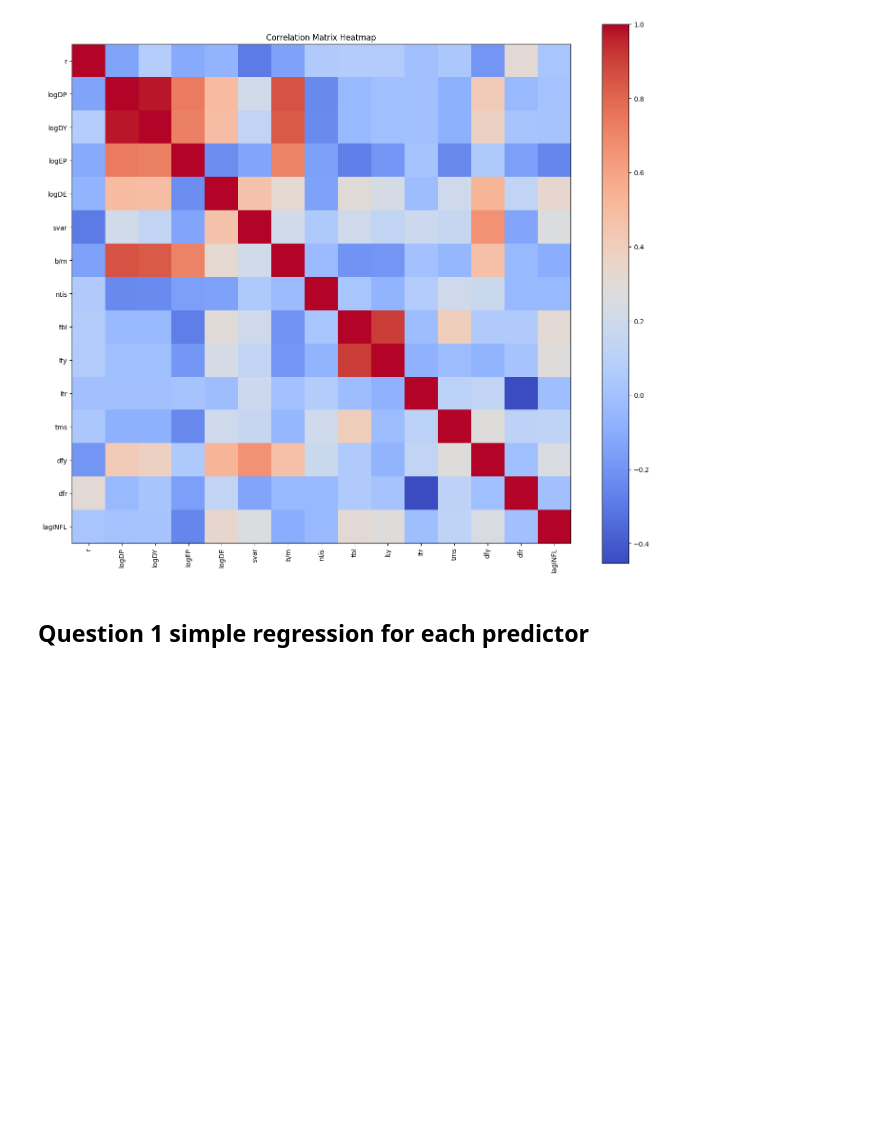
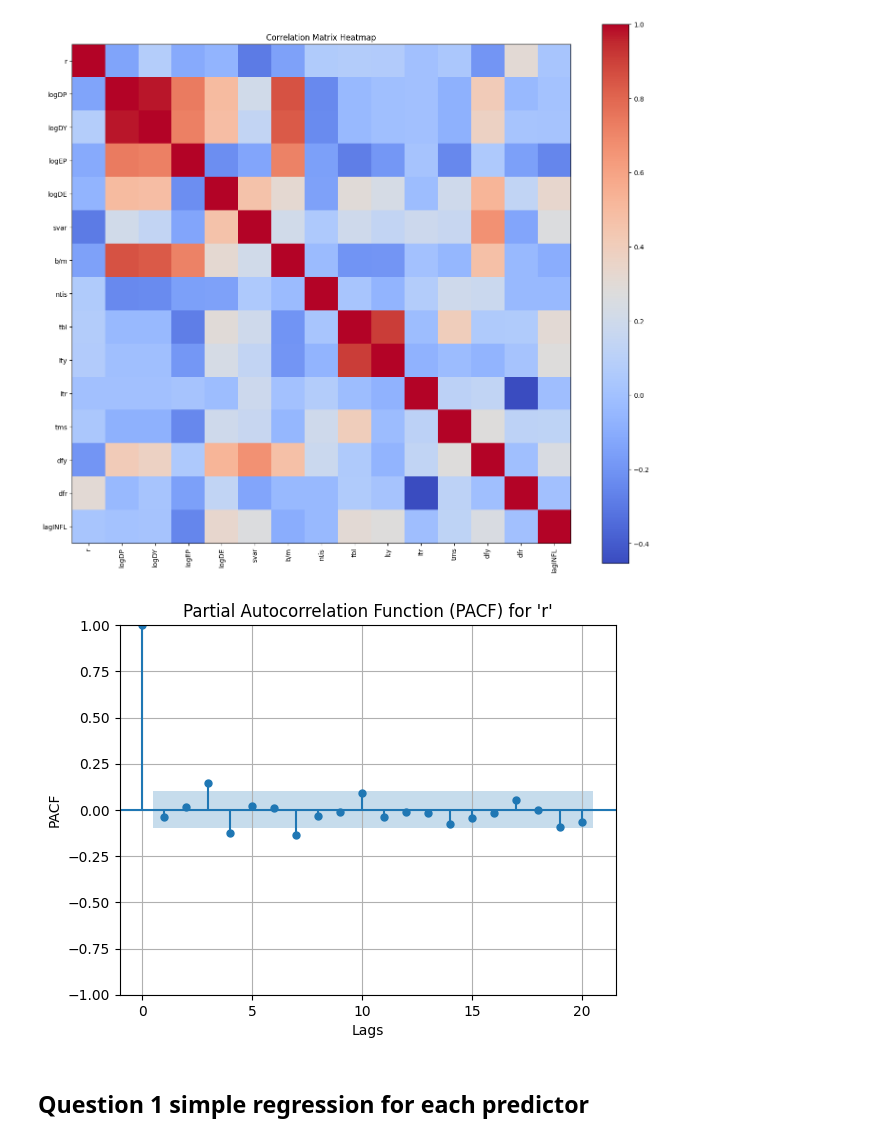
Before and after one commit to siddharthyashkukreja-cloud/QuantInvesting, a Jupyter notebook: assignment.ipynb, the cells around one changed output. Saved outputs shown, nothing was run; the diff lists cells and outputs as text; code cells hidden in the pictures; blank space fills up the shorter version.

Commit message:
PACF added in EDA

```diff
--- a/assignment.ipynb
+++ b/assignment.ipynb
@@ -90,6 +90,18 @@ plt.show()
 # %% [output]
 Correlation Matrix:
 [figure]
+# %%
+### PACF test for Lag Selection
+
+lags = 20
+plot_pacf(dfPredictors['r'], lags=lags, method='ywm', alpha=0.05)
+plt.title("Partial Autocorrelation Function (PACF) for 'r'")
+plt.xlabel("Lags")
+plt.ylabel("PACF")
+plt.grid()
+plt.show()
+# %% [output]
+[figure, added]
 # %% [markdown]
 ## Question 1 simple regression for each predictor
 # %%
```
